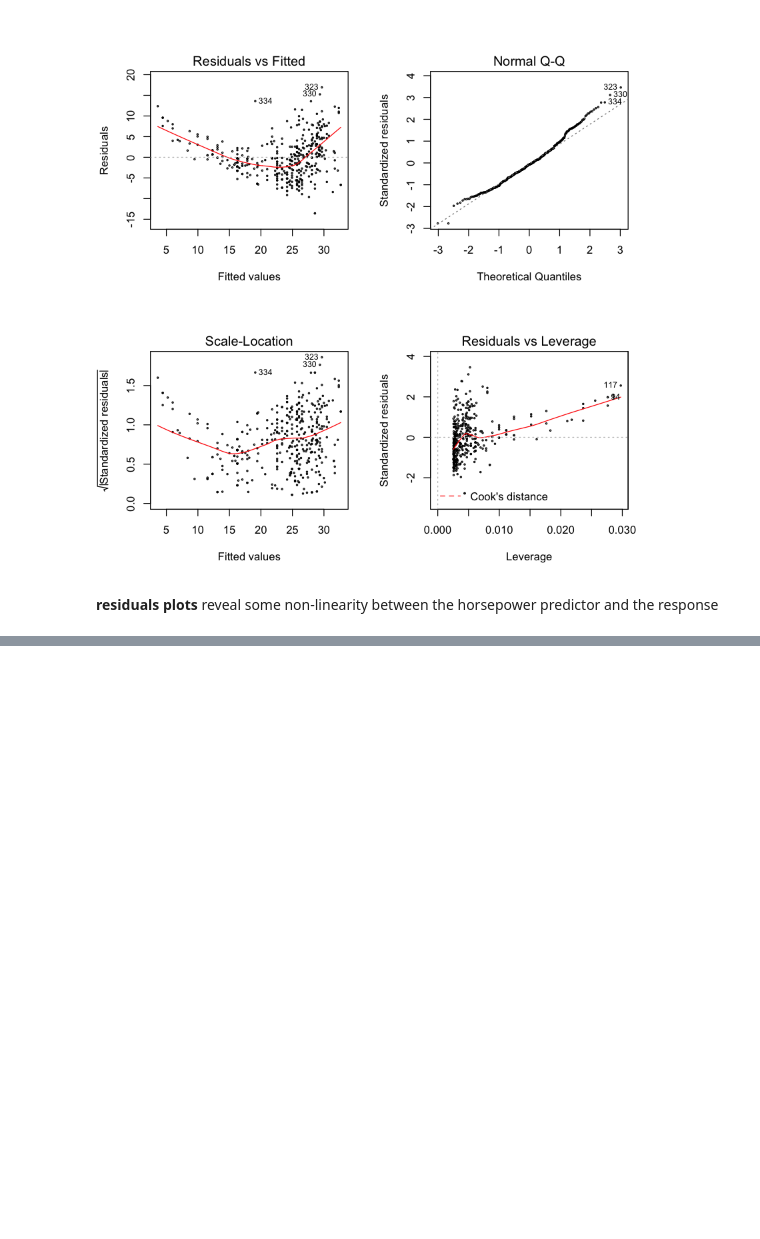
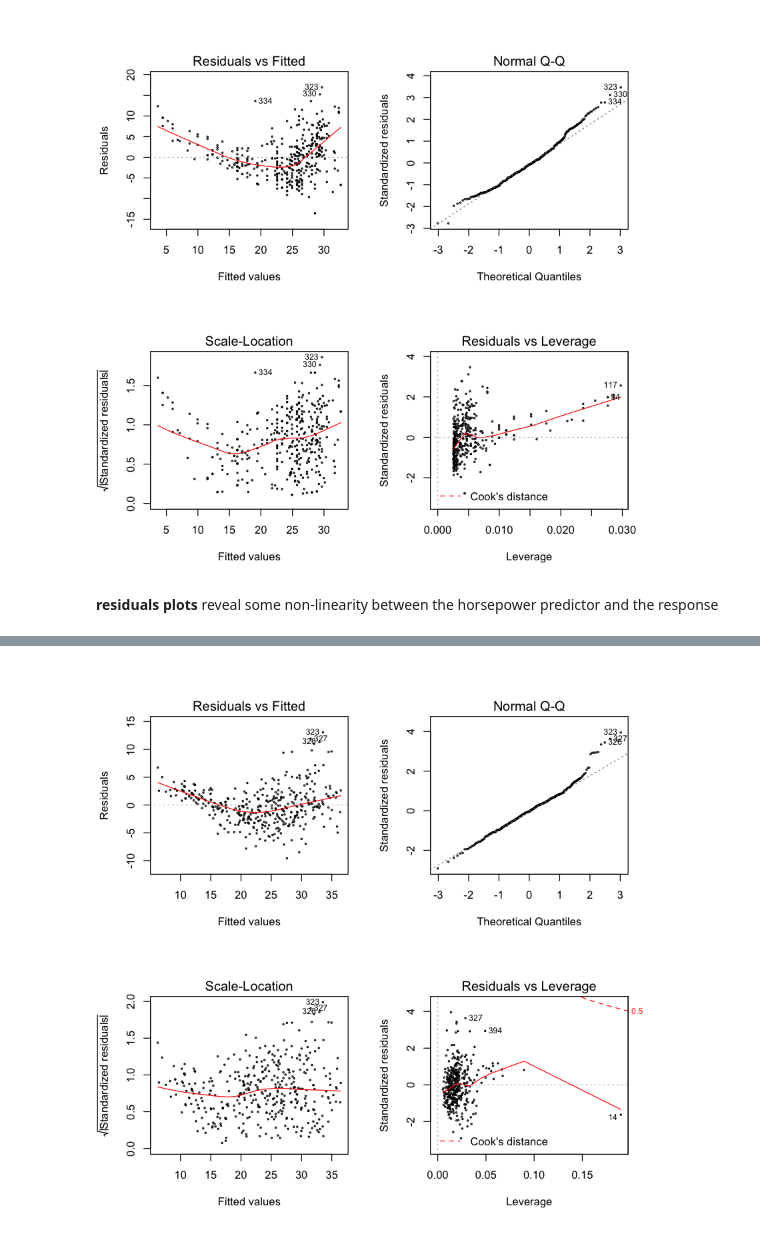
Before and after one commit to slzdevsnp/learn, a Jupyter notebook: tibshirani/ch3-LinearRegression/ch3-ex-applied.ipynb, the cells around one changed output, grey strips where cells are left out. Cells and saved outputs as stored; diff of their text form; code cells hidden in the pictures; blank space fills up the shorter version.

```diff
--- a/tibshirani/ch3-LinearRegression/ch3-ex-applied.ipynb
+++ b/tibshirani/ch3-LinearRegression/ch3-ex-applied.ipynb
@@ -79,0 +136,4 @@ plot(lmfit1, cex=0.3)
+# %%
+#9.(c)
+lmfit2<- lm(mpg~.-name, data=Auto)
+summary(lmfit2)
@@ -79,0 +167,6 @@ plot(lmfit1, cex=0.3)
+# %%
+#9.d()
+par(mfrow=c(2,2))
+plot(lmfit2, cex=0.3)
+# %% [output]
+[figure, added]
```
Also changed, not shown: parts of 61 cells of this notebook, 1 other file.
